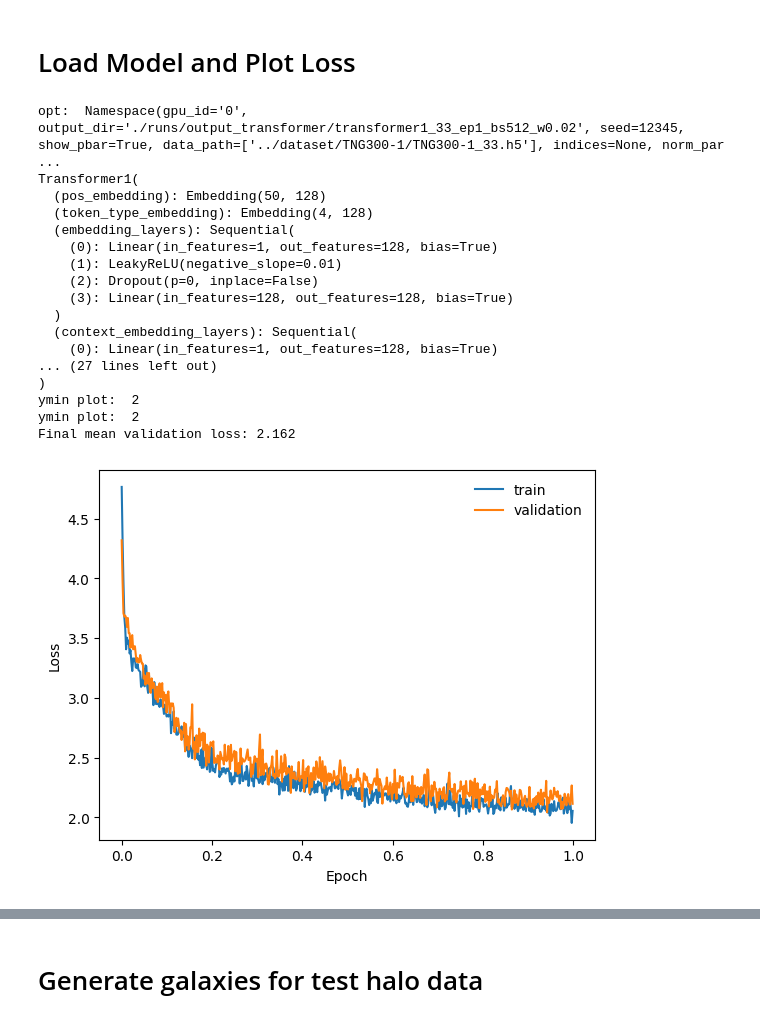
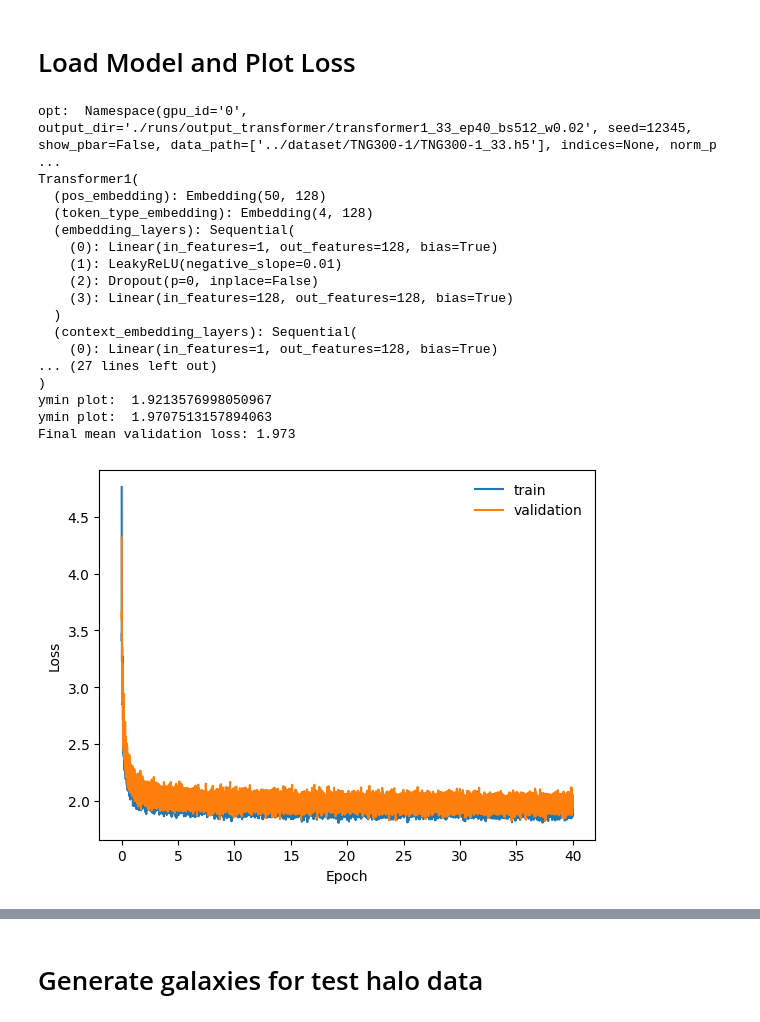
Before and after one commit to knmoriwaki/cosmoglint, a Jupyter notebook: notebooks/plot_transformer.ipynb, the cells around one changed output, grey strips where cells are left out. Drawn from its saved outputs; the diff is of its cells as text; code cells hidden in the pictures.

```diff
--- a/notebooks/plot_transformer.ipynb
+++ b/notebooks/plot_transformer.ipynb
@@ -91,7 +91,7 @@ base_dir = "../scripts/runs/output_transformer"
 # %%
 snapshot_number = 33
 model_dir = "{}/transformer1_{:d}_ep40_bs512_w0.02".format(base_dir, snapshot_number)
-model_dir = "{}/transformer1_{:d}_ep1_bs512_w0.02".format(base_dir, snapshot_number)
+#model_dir = "{}/transformer1_{:d}_ep1_bs512_w0.02".format(base_dir, snapshot_number)
 
 output_dir = "{}/figures".format(model_dir)
 os.makedirs(output_dir, exist_ok=True)
@@ -123,37 +123,37 @@ plt.plot(x, loss[:,1], label="train")
 plt.plot(x, loss[:,2], label="validation")
 plt.xlabel("Epoch")
 plt.ylabel("Loss")
 plt.legend(frameon=False)
 
 plt.figure()
 dx = min(int(len(x)/10), 10000)
 plt.xlabel("Epoch")
 plt.yscale("log")
-ymin = 2
-plt.ylabel(r"${\rm Loss} - %.2f$"%(ymin))
+ymin = None
+#plt.ylabel(r"${\rm Loss} - %.2f$"%(ymin))
 
 plot_running_mean(x, loss[:,1], dx, show_diff=True, label="train", ymin=ymin)
 plot_running_mean(x, loss[:,2], dx, show_diff=True, label="validation", ymin=ymin)
 #plt.grid()
 plt.legend(frameon=False)
 
 print("Final mean validation loss: {:.3f}".format(loss[-100:,2].mean()))
 # %% [output]
-opt:  Namespace(gpu_id='0', output_dir='./runs/output_transformer/transformer1_33_ep1_bs512_w0.02', seed=12345, show_pbar=True, data_path=['../dataset/TNG300-1/TNG300-1_33.h5'], indices=None, norm_par ...
+opt:  Namespace(gpu_id='0', output_dir='./runs/output_transformer/transformer1_33_ep40_bs512_w0.02', seed=12345, show_pbar=False, data_path=['../dataset/TNG300-1/TNG300-1_33.h5'], indices=None, norm_p ...
 Transformer1(
   (pos_embedding): Embedding(50, 128)
   (token_type_embedding): Embedding(4, 128)
   (embedding_layers): Sequential(
     (0): Linear(in_features=1, out_features=128, bias=True)
     (1): LeakyReLU(negative_slope=0.01)
     (2): Dropout(p=0, inplace=False)
     (3): Linear(in_features=128, out_features=128, bias=True)
   )
   (context_embedding_layers): Sequential(
     (0): Linear(in_features=1, out_features=128, bias=True)
 ... (27 lines left out)
 )
-ymin plot:  2
-ymin plot:  2
-Final mean validation loss: 2.162
+ymin plot:  1.9213576998050967
+ymin plot:  1.9707513157894063
+Final mean validation loss: 1.973
-[figure, old version]
+[figure, new version]
```
Also changed, not shown: parts of 13 cells of this notebook, 4 other files.
